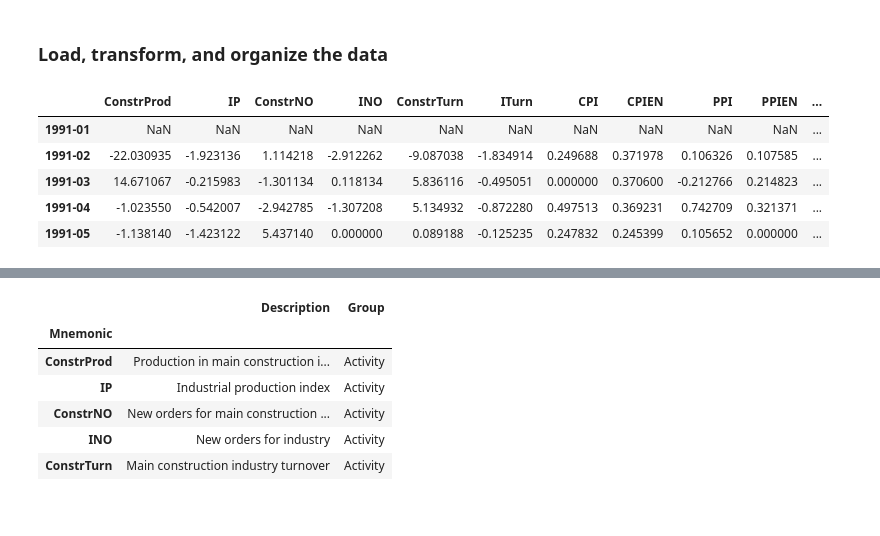
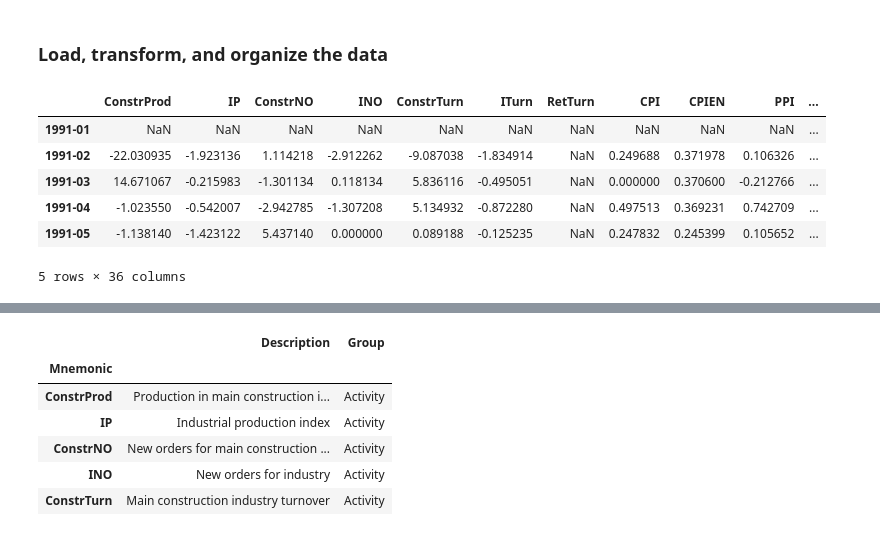
Before and after one commit to MashenkaOkuneva/nowcasting_with_text, a Jupyter notebook: dfm/Nowcasting function.ipynb, the cells around one changed output, grey strips where cells are left out. Cells and saved outputs as stored; diff of their text form; code cells hidden in the pictures.

```diff
--- a/dfm/Nowcasting function.ipynb
+++ b/dfm/Nowcasting function.ipynb
@@ -7,8 +7,10 @@ Before building the final function, I first specified the inputs required for th
 # %%
 ## Input for the function
 
-# Target forecast quarter:
+# Target forecast quarter
 forecast_month = '2008-03' # 2008Q1
+# Quarterly variable being forecasted
+q_var = 'GDP'
 
 # Factor options:
 # 1. Specify whether group-specific factors are included
@@ -31,14 +33,20 @@ import numpy as np
 
 def transform(column, transforms):
     transformation = transforms[column.name]
-    # For quarterly data like GDP, I will compute
+    # For quarterly data like GDP, we will compute
     # annualized percent changes
     mult = 4 if column.index.freqstr[0] == 'Q' else 1
 
-    # 1 => Log first difference, multiplied by 100
+    # 1 => No transformation
+    if transformation == 1:
+        pass
+    # 2 => First difference
+    elif transformation == 2:
+        column = column.diff()
+    # 3 => Log first difference, multiplied by 100
     #      (i.e. approximate percent change)
     #      with optional multiplier for annualization
-    if transformation == 1:
+    elif transformation == 3:
         column = np.log(column).diff() * 100 * mult
 
     return column
@@ -48,11 +56,11 @@ def transform(column, transforms):
 import types
 import pandas as pd
 
-def load_buba_data(vintage):
+def load_data(vintage, q_var):
 
-    # - Monthly data (BuBa) --------------------------------------------------------------
+    # - Monthly data --------------------------------------------------------------
     # 1. Download data
-    orig_m = (pd.read_csv(f'../hard_data/vintages_monthly/{vintage}.csv')
+    orig_m = (pd.read_csv(f'../data/vintages_monthly/{vintage}.csv')
                 .dropna(how='all'))
 
     # 2. Extract transformation information
@@ -67,10 +75,12 @@ def load_buba_data(vintage):
     dta_m = orig_m.apply(transform, axis=0,
                          transforms=transform_m)
 
-    # - Quarterly data (BuBa) --------------------------------------------------------------
+    # - Quarterly data --------------------------------------------------------------
     # 1. Download data
-    orig_q = (pd.read_csv(f'../hard_data/vintages_quarterly/{vintage}.csv')
+    orig_q = (pd.read_csv(f'../data/vintages_quarterly/{vintage}.csv')
                 .dropna(how='all'))
+    # Keep the quarterly variable that will be forecasted
+    orig_q = orig_q[['date', q_var]]
 
     # 2. Extract transformation information
     transform_q = orig_q.iloc[0, 1:]
@@ -140,16 +150,17 @@ vintages
 # %% [markdown]
 ### Load, transform, and organize the data
 # %%
-# Load the vintages of data from BuBa
-dta = {date: load_buba_data(date)
+# Load the vintages of data
+dta = {date: load_data(date, q_var = q_var)
        for date in vintages}
 dta['2008-01-01'].dta_m.head()
 # %% [output]
-|  | ConstrProd | IP | ConstrNO | INO | ConstrTurn | ITurn | CPI | CPIEN | PPI | PPIEN | ... |
+|  | ConstrProd | IP | ConstrNO | INO | ConstrTurn | ITurn | RetTurn | CPI | CPIEN | PPI | ... |
 | 1991-01 | NaN | NaN | NaN | NaN | NaN | NaN | NaN | NaN | NaN | NaN | ... |
-| 1991-02 | -22.030935 | -1.923136 | 1.114218 | -2.912262 | -9.087038 | -1.834914 | 0.249688 | 0.371978 | 0.106326 | 0.107585 | ... |
-| 1991-03 | 14.671067 | -0.215983 | -1.301134 | 0.118134 | 5.836116 | -0.495051 | 0.000000 | 0.370600 | -0.212766 | 0.214823 | ... |
-| 1991-04 | -1.023550 | -0.542007 | -2.942785 | -1.307208 | 5.134932 | -0.872280 | 0.497513 | 0.369231 | 0.742709 | 0.321371 | ... |
-| 1991-05 | -1.138140 | -1.423122 | 5.437140 | 0.000000 | 0.089188 | -0.125235 | 0.247832 | 0.245399 | 0.105652 | 0.000000 | ... |
+| 1991-02 | -22.030935 | -1.923136 | 1.114218 | -2.912262 | -9.087038 | -1.834914 | NaN | 0.249688 | 0.371978 | 0.106326 | ... |
+| 1991-03 | 14.671067 | -0.215983 | -1.301134 | 0.118134 | 5.836116 | -0.495051 | NaN | 0.000000 | 0.370600 | -0.212766 | ... |
+| 1991-04 | -1.023550 | -0.542007 | -2.942785 | -1.307208 | 5.134932 | -0.872280 | NaN | 0.497513 | 0.369231 | 0.742709 | ... |
+| 1991-05 | -1.138140 | -1.423122 | 5.437140 | 0.000000 | 0.089188 | -0.125235 | NaN | 0.247832 | 0.245399 | 0.105652 | ... |
+5 rows × 36 columns
 # %%
 # Load the definitions Excel file for monthly variables
```
Also changed, not shown: parts of 13 cells of this notebook.
